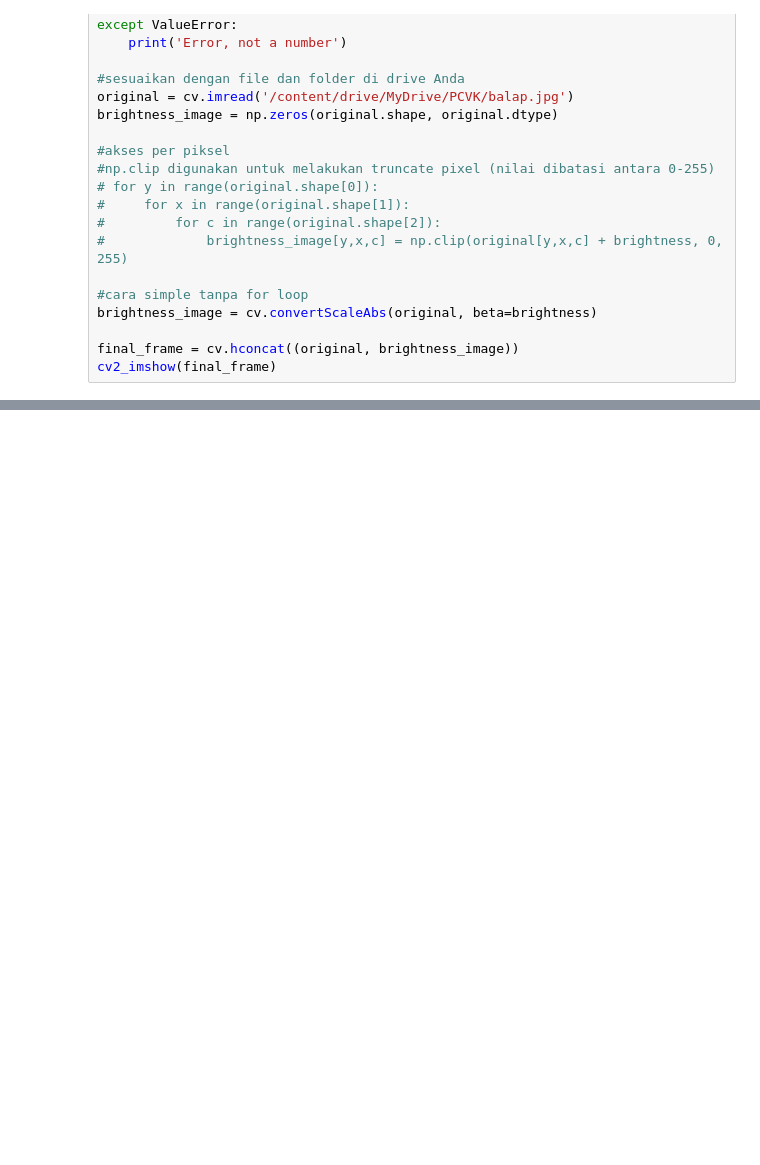
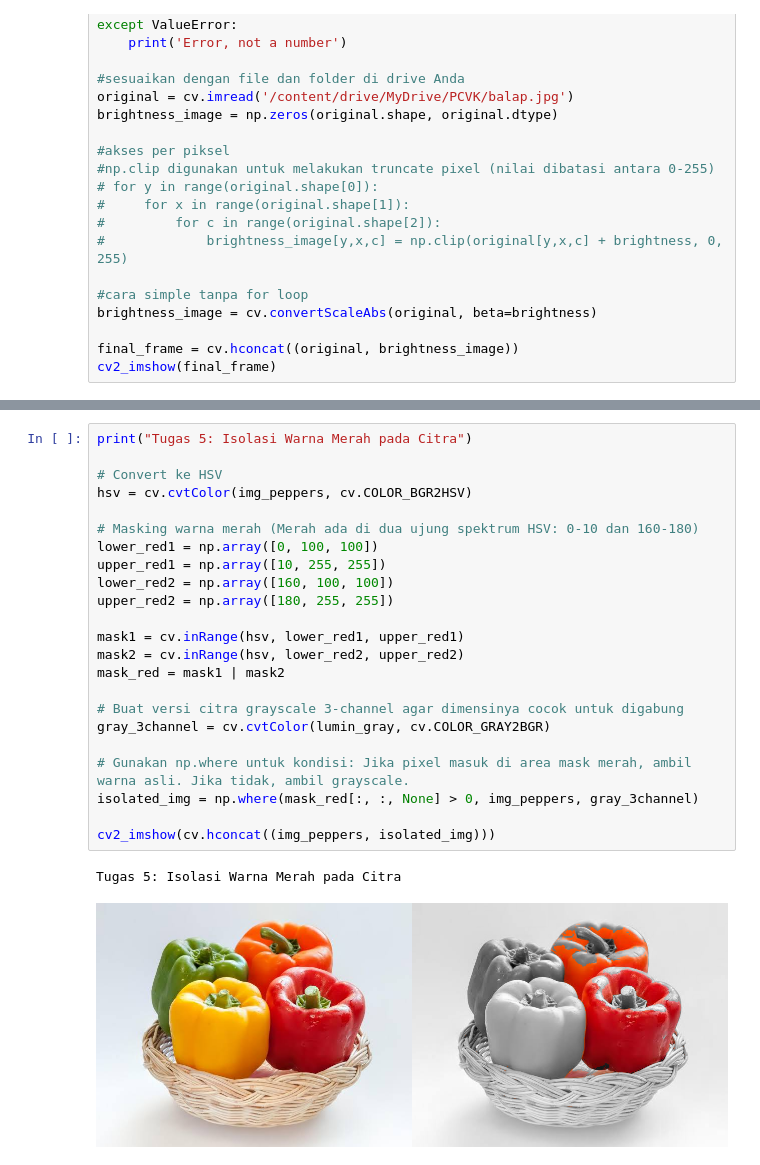
Before and after one commit to dnanaat/PCVK_Genap_2026, a Jupyter notebook: Week3.ipynb, the cells around one changed output, grey strips where cells are left out. Drawn from its saved outputs; the diff is of its cells as text; blank space fills up the shorter version.

```diff
--- a/Week3.ipynb
+++ b/Week3.ipynb
@@ -33,0 +149,26 @@ cv2_imshow(final_frame)
+# %%
+print("Tugas 5: Isolasi Warna Merah pada Citra")
+
+# Convert ke HSV
+hsv = cv.cvtColor(img_peppers, cv.COLOR_BGR2HSV)
+
+# Masking warna merah (Merah ada di dua ujung spektrum HSV: 0-10 dan 160-180)
+lower_red1 = np.array([0, 100, 100])
+upper_red1 = np.array([10, 255, 255])
+lower_red2 = np.array([160, 100, 100])
+upper_red2 = np.array([180, 255, 255])
+
+mask1 = cv.inRange(hsv, lower_red1, upper_red1)
+mask2 = cv.inRange(hsv, lower_red2, upper_red2)
+mask_red = mask1 | mask2
+
+# Buat versi citra grayscale 3-channel agar dimensinya cocok untuk digabung
+gray_3channel = cv.cvtColor(lumin_gray, cv.COLOR_GRAY2BGR)
+
+# Gunakan np.where untuk kondisi: Jika pixel masuk di area mask merah, ambil warna asli. Jika tidak, ambil grayscale.
+isolated_img = np.where(mask_red[:, :, None] > 0, img_peppers, gray_3channel)
+
+cv2_imshow(cv.hconcat((img_peppers, isolated_img)))
+# %% [output]
+Tugas 5: Isolasi Warna Merah pada Citra
+[figure, added]
```
Also changed, not shown: parts of 10 cells of this notebook.
